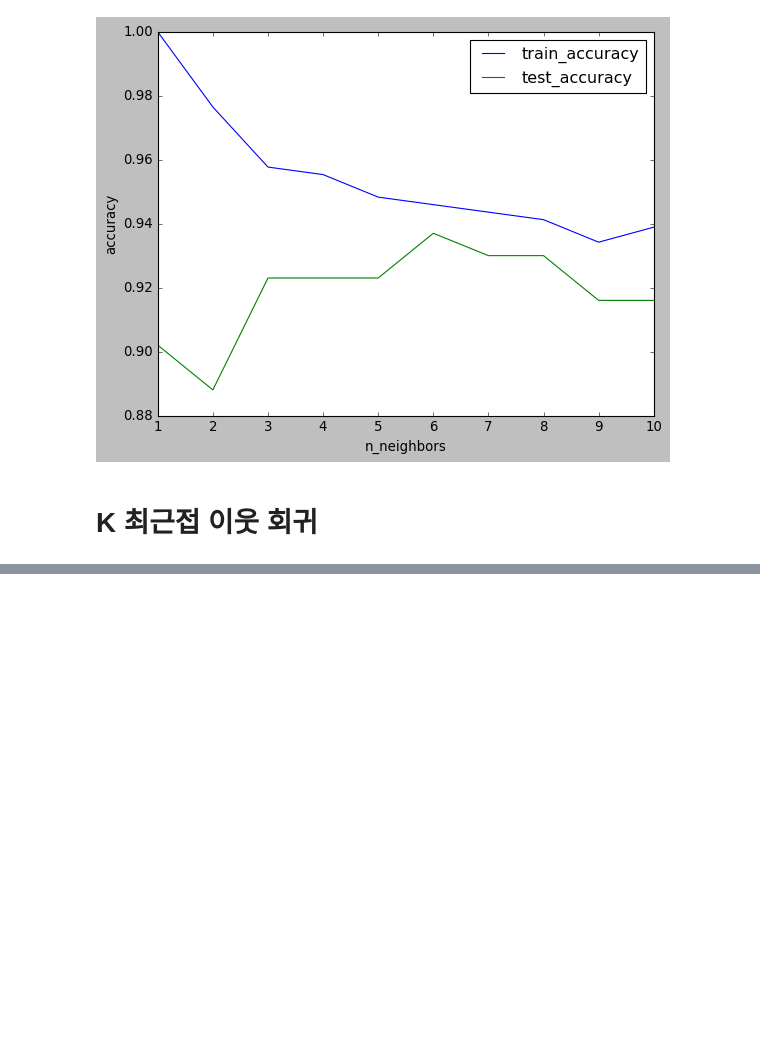
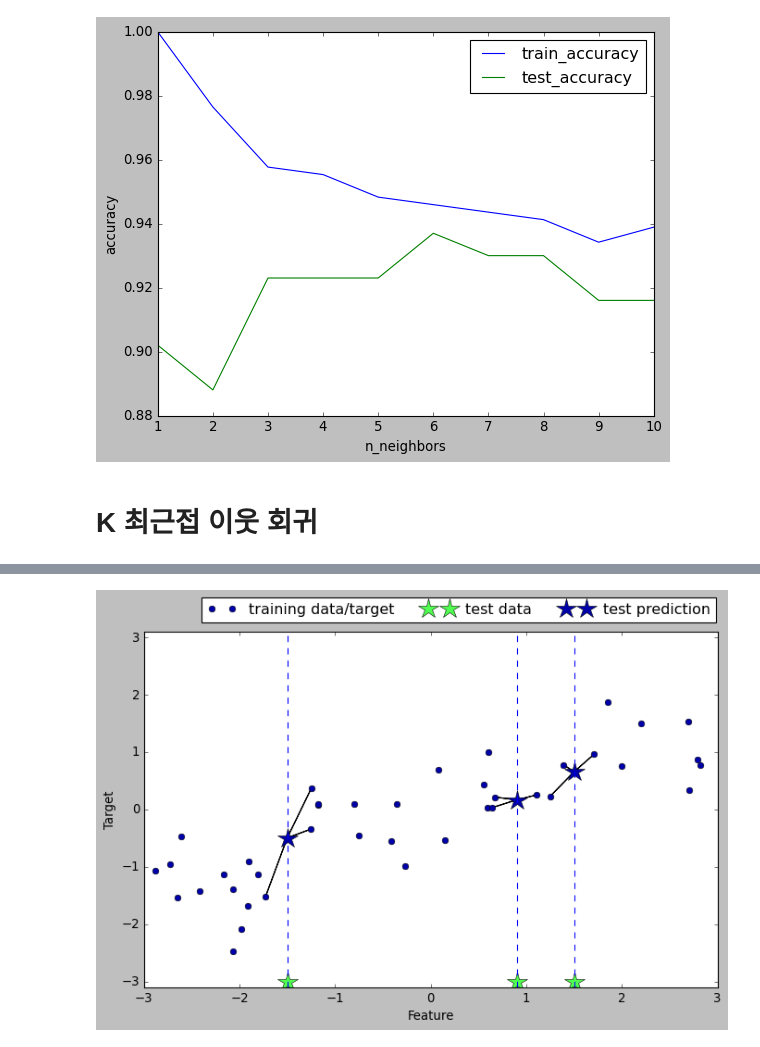
Before and after one commit to Hosung-Ahn/IntroducingML, a Jupyter notebook: Chpter2-supervised_learning/KNN.ipynb, the cells around one changed output, grey strips where cells are left out. Drawn from its saved outputs; the diff is of its cells as text; code cells hidden in the pictures; blank space fills up the shorter version.

```diff
--- a/Chpter2-supervised_learning/note.ipynb
+++ b/Chpter2-supervised_learning/KNN.ipynb
@@ -124,0 +132,4 @@ plt.legend()
+# %%
+mglearn.plots.plot_knn_regression(n_neighbors=3)
+# %% [output]
+[figure, added]
```
Also changed, not shown: parts of 10 cells of this notebook, 2 other files.
